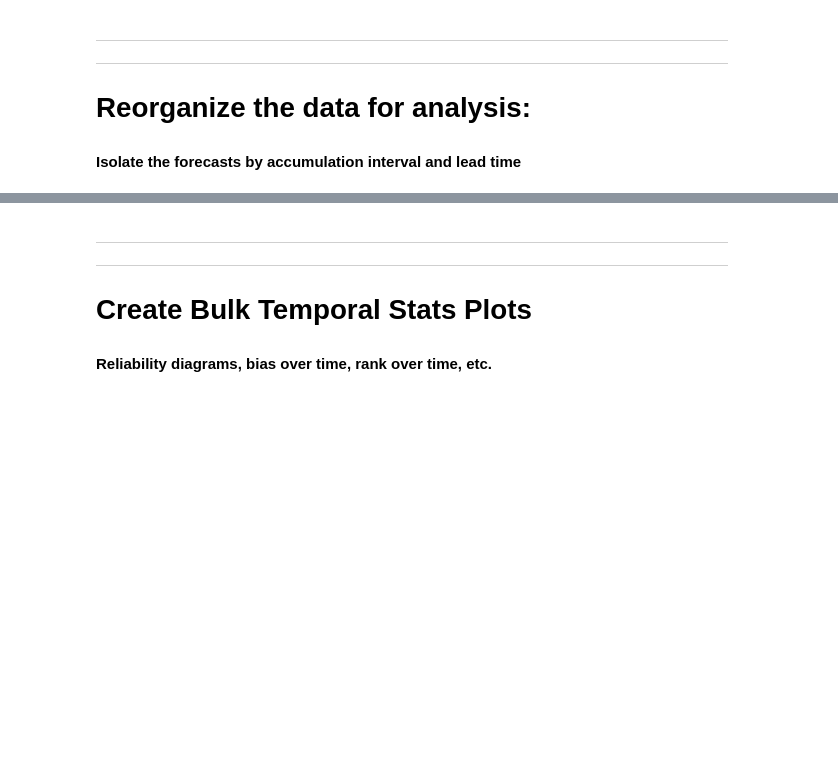
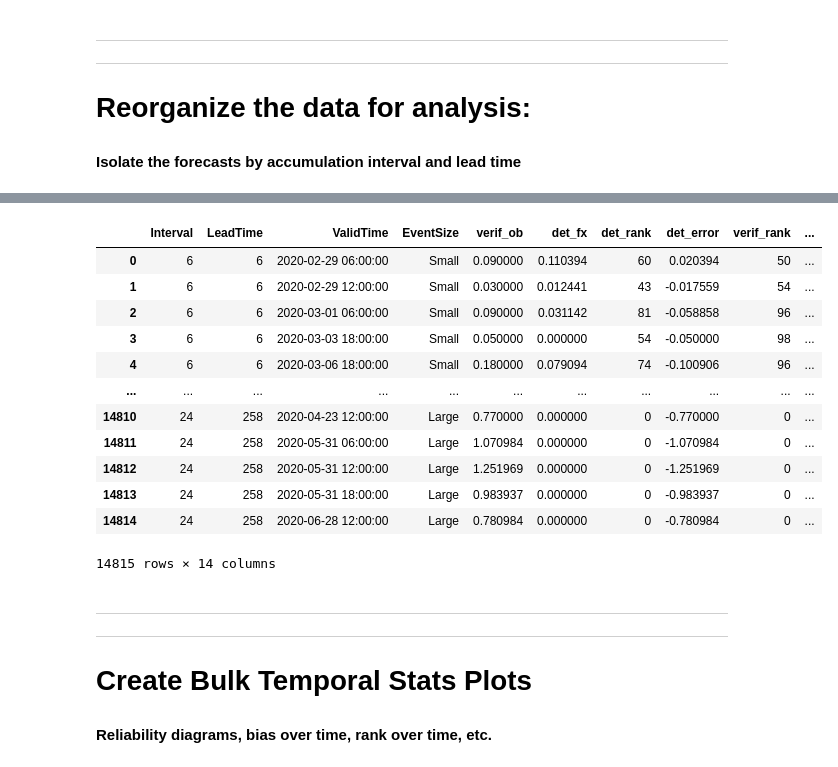
Before and after one commit to m-wessler/nbm-verify, a Jupyter notebook: notebooks/verify_1Dqpf_figures.ipynb, the cells around one changed output, grey strips where cells are left out. Cells and saved outputs as stored; diff of their text form; code cells hidden in the pictures; blank space fills up the shorter version.

```diff
--- a/notebooks/verify_1Dqpf_figures.ipynb
+++ b/notebooks/verify_1Dqpf_figures.ipynb
@@ -19,6 +19,8 @@ from datetime import datetime, timedelta
 
 import warnings
 warnings.filterwarnings('ignore')
+
+colors = ["#E69F00", "#56B4E9", "#009E73", "#F0E442", "#0072B2", "#D55E00", "#CC79A7", "#999999"]
 # %% [markdown]
 ***
 ***
@@ -33,7 +35,7 @@ vsite = site
 
 # Data Range
 lead_time_end = 263
-init_hours = [1, 7, 13, 19]
+init_hours = [13]#[1, 7, 13, 19]
 
 date0 = datetime(2020, 2, 20)
 date1 = datetime(2020, 7, 8)
@@ -382,3 +520,19 @@ print('\n\nAvailable keys:\n\t\t{}\nn rows: {}'.format('\n\t\t'.join(data.keys()
+# %%
+data
+# %% [output]
+|  | Interval | LeadTime | ValidTime | EventSize | verif_ob | det_fx | det_rank | det_error | verif_rank | ... |
+| 0 | 6 | 6 | 2020-02-29 06:00:00 | Small | 0.090000 | 0.110394 | 60 | 0.020394 | 50 | ... |
+| 1 | 6 | 6 | 2020-02-29 12:00:00 | Small | 0.030000 | 0.012441 | 43 | -0.017559 | 54 | ... |
+| 2 | 6 | 6 | 2020-03-01 06:00:00 | Small | 0.090000 | 0.031142 | 81 | -0.058858 | 96 | ... |
+| 3 | 6 | 6 | 2020-03-03 18:00:00 | Small | 0.050000 | 0.000000 | 54 | -0.050000 | 98 | ... |
+| 4 | 6 | 6 | 2020-03-06 18:00:00 | Small | 0.180000 | 0.079094 | 74 | -0.100906 | 96 | ... |
+| ... | ... | ... | ... | ... | ... | ... | ... | ... | ... | ... |
+| 14810 | 24 | 258 | 2020-04-23 12:00:00 | Large | 0.770000 | 0.000000 | 0 | -0.770000 | 0 | ... |
+| 14811 | 24 | 258 | 2020-05-31 06:00:00 | Large | 1.070984 | 0.000000 | 0 | -1.070984 | 0 | ... |
+| 14812 | 24 | 258 | 2020-05-31 12:00:00 | Large | 1.251969 | 0.000000 | 0 | -1.251969 | 0 | ... |
+| 14813 | 24 | 258 | 2020-05-31 18:00:00 | Large | 0.983937 | 0.000000 | 0 | -0.983937 | 0 | ... |
+| 14814 | 24 | 258 | 2020-06-28 12:00:00 | Large | 0.780984 | 0.000000 | 0 | -0.780984 | 0 | ... |
+14815 rows × 14 columns
 # %% [markdown]
 ***
 ***
```
Also changed, not shown: parts of 7 cells of this notebook.
